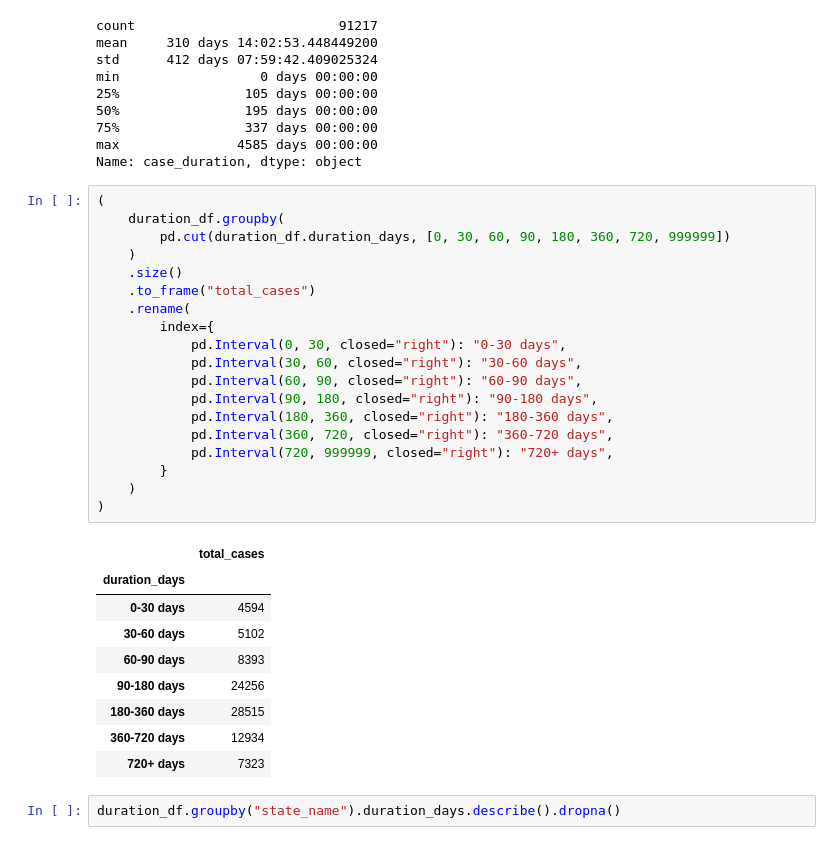
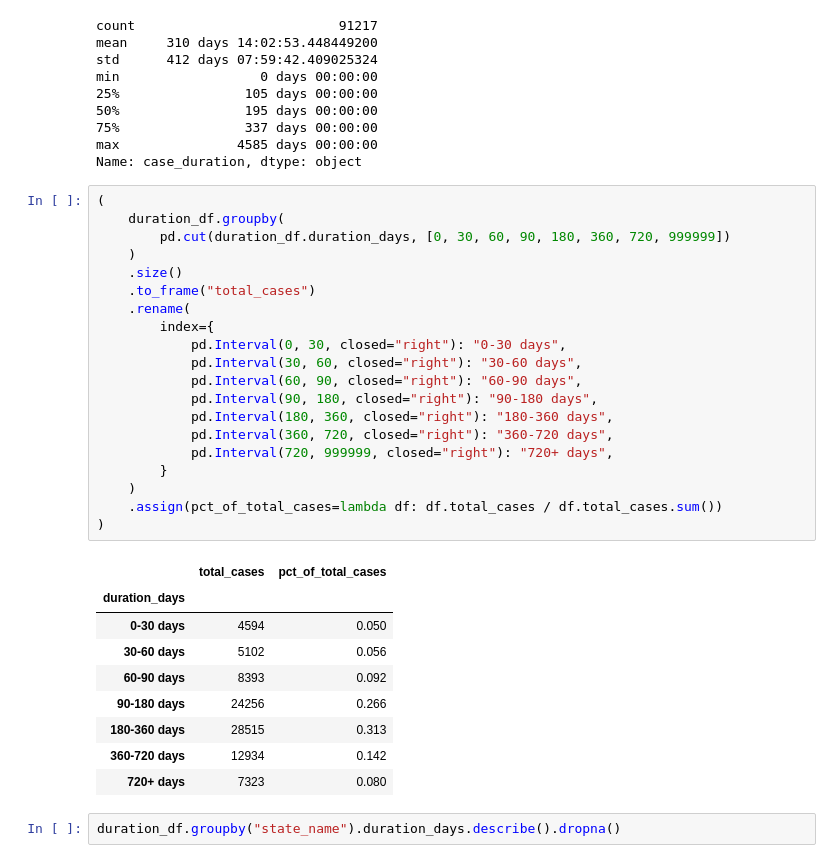
Before and after one commit to cbs-news-data/wage-theft-data, a Jupyter notebook: notebooks/national_analysis/national_analysis.ipynb, the cells around one changed output. Saved outputs shown, nothing was run; the diff lists cells and outputs as text.

```diff
--- a/notebooks/national_analysis/national_analysis.ipynb
+++ b/notebooks/national_analysis/national_analysis.ipynb
@@ -161,32 +385,33 @@ Name: case_duration, dtype: object
 # %%
 (
     duration_df.groupby(
         pd.cut(duration_df.duration_days, [0, 30, 60, 90, 180, 360, 720, 999999])
     )
     .size()
     .to_frame("total_cases")
     .rename(
         index={
             pd.Interval(0, 30, closed="right"): "0-30 days",
             pd.Interval(30, 60, closed="right"): "30-60 days",
             pd.Interval(60, 90, closed="right"): "60-90 days",
             pd.Interval(90, 180, closed="right"): "90-180 days",
             pd.Interval(180, 360, closed="right"): "180-360 days",
             pd.Interval(360, 720, closed="right"): "360-720 days",
             pd.Interval(720, 999999, closed="right"): "720+ days",
         }
     )
+    .assign(pct_of_total_cases=lambda df: df.total_cases / df.total_cases.sum())
 )
 # %% [output]
-|  | total_cases |
-| duration_days |  |
-| 0-30 days | 4594 |
-| 30-60 days | 5102 |
-| 60-90 days | 8393 |
-| 90-180 days | 24256 |
-| 180-360 days | 28515 |
-| 360-720 days | 12934 |
-| 720+ days | 7323 |
+|  | total_cases | pct_of_total_cases |
+| duration_days |  |  |
+| 0-30 days | 4594 | 0.050 |
+| 30-60 days | 5102 | 0.056 |
+| 60-90 days | 8393 | 0.092 |
+| 90-180 days | 24256 | 0.266 |
+| 180-360 days | 28515 | 0.313 |
+| 360-720 days | 12934 | 0.142 |
+| 720+ days | 7323 | 0.080 |
 # %%
 duration_df.groupby("state_name").duration_days.describe().dropna()
 # %% [output]
```
Also changed, not shown: parts of 15 cells of this notebook, 2 other files.
